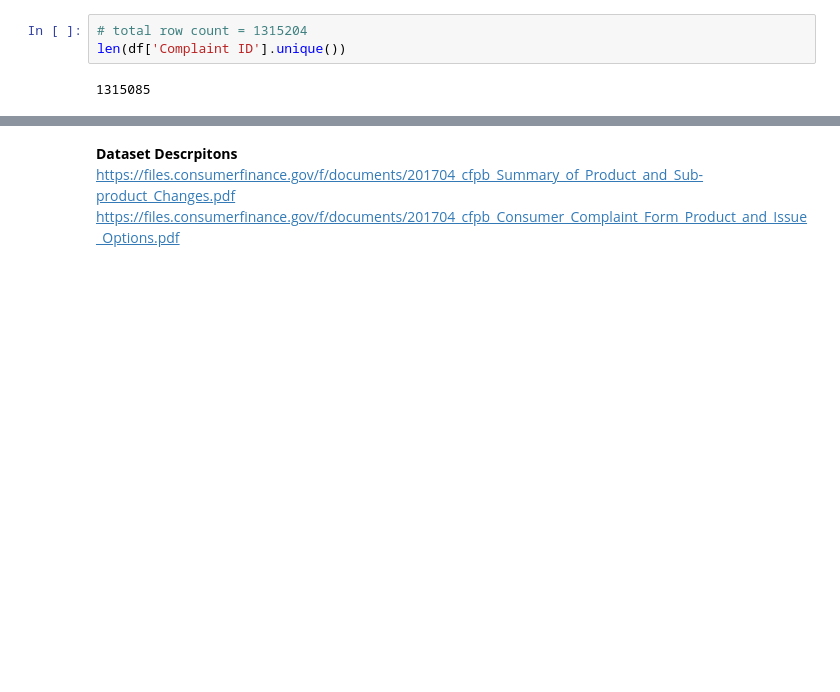
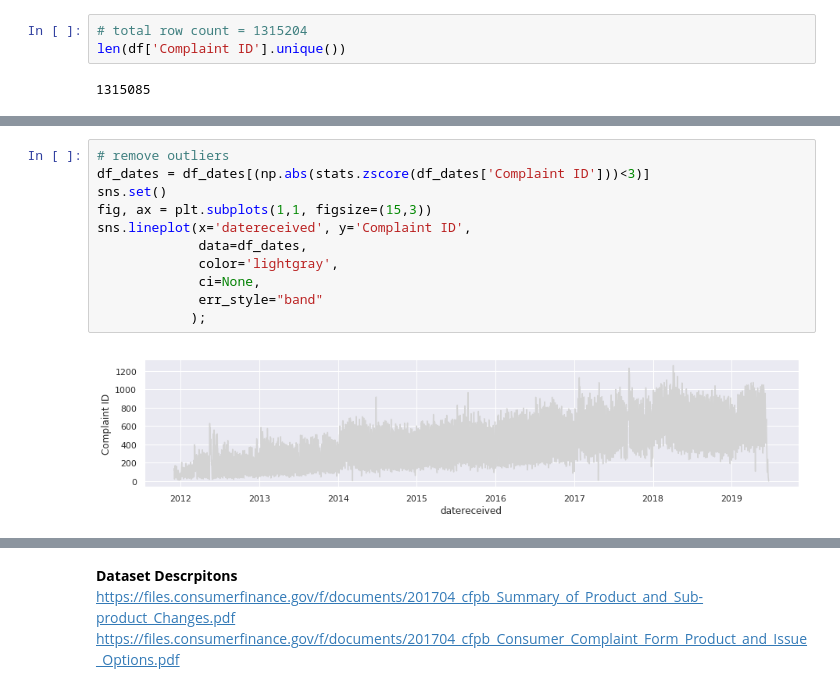
Before and after one commit to LambdaSchool/DS-Unit-1-Sprint-5-Data-Storytelling-Blog-Post, a Jupyter notebook: cfpd_consumer_complaints.ipynb, the cells around one changed output, grey strips where cells are left out. Saved outputs shown, nothing was run; the diff lists cells and outputs as text; blank space fills up the shorter version.

```diff
--- a/cfpd_consumer_complaints.ipynb
+++ b/cfpd_consumer_complaints.ipynb
@@ -94,0 +116,13 @@ len(df['Complaint ID'].unique())
+# %%
+# remove outliers
+df_dates = df_dates[(np.abs(stats.zscore(df_dates['Complaint ID']))<3)]
+sns.set()
+fig, ax = plt.subplots(1,1, figsize=(15,3))
+sns.lineplot(x='datereceived', y='Complaint ID',
+             data=df_dates,
+             color='lightgray',
+             ci=None,
+             err_style="band"
+            );
+# %% [output]
+[figure, added]
```
Also changed, not shown: parts of 7 cells of this notebook.
